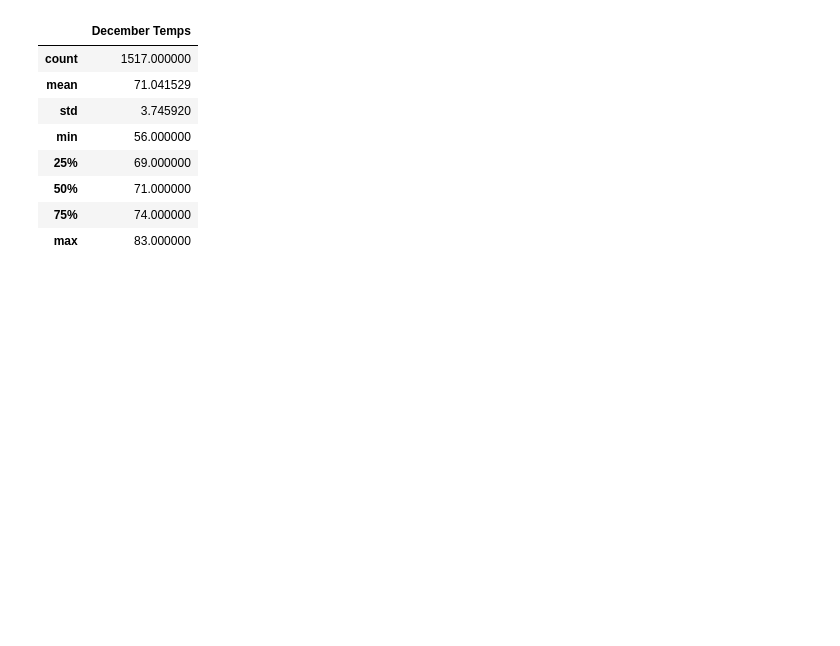
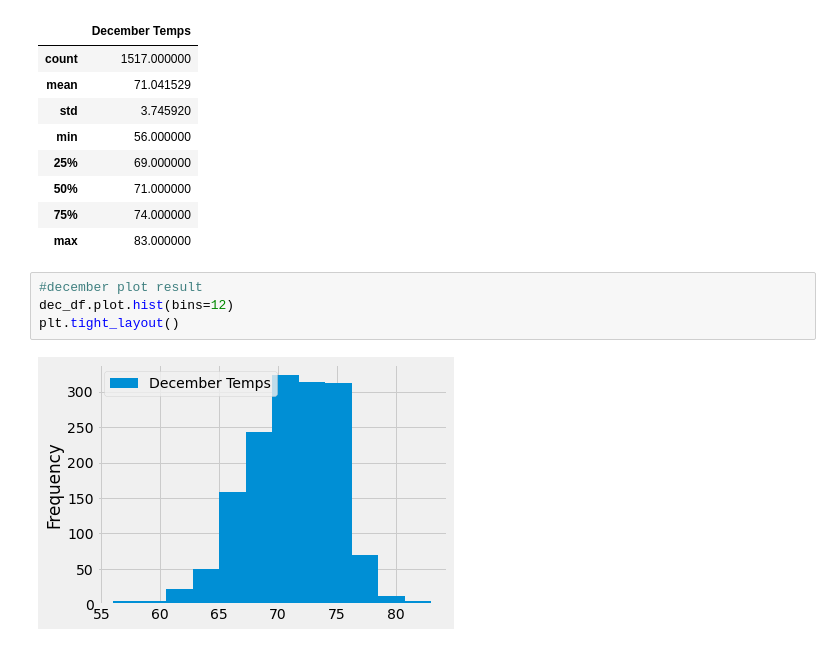
Before and after one commit to Orangexinlan/surfs_up, a Jupyter notebook: SurfsUp_Challenge.ipynb, the cells around one changed output. Cells and saved outputs as stored; diff of their text form; blank space fills up the shorter version.

```diff
--- a/SurfsUp_Challenge.ipynb
+++ b/SurfsUp_Challenge.ipynb
@@ -96,3 +101,9 @@ dec_df.describe()
 | 50% | 71.000000 |
 | 75% | 74.000000 |
 | max | 83.000000 |
+# %%
+#december plot result
+dec_df.plot.hist(bins=12)
+plt.tight_layout()
+# %% [output]
+[figure, added]
```
Also changed, not shown: parts of 4 cells of this notebook, 5 other files.
